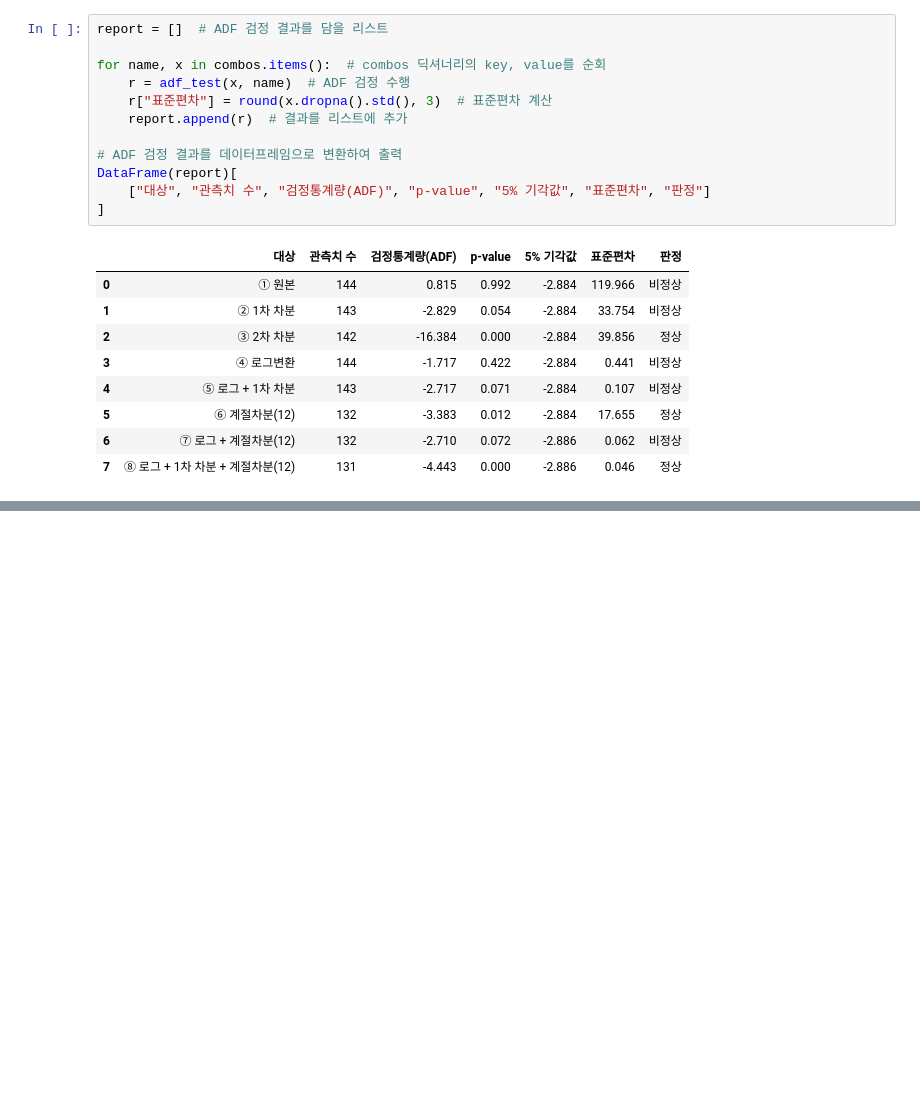
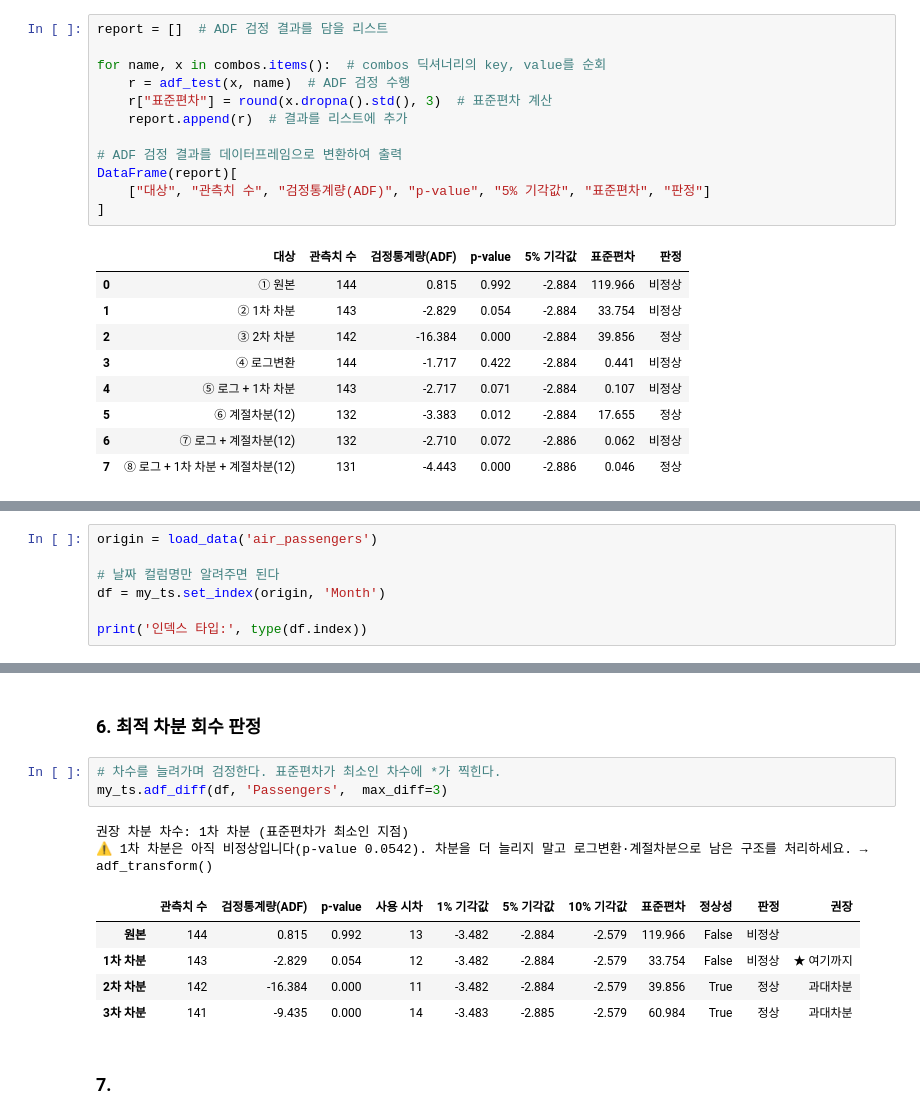
Before and after one commit to hmpce3/basic-statistics-practice, a Jupyter notebook: 11. 시계열 분석ㅣ1. 시계열 데이터의 이해.ipynb, the cells around one changed output, grey strips where cells are left out. Saved outputs shown, nothing was run; the diff lists cells and outputs as text; blank space fills up the shorter version.

```diff
--- a/11. 시계열 분석ㅣ1. 시계열 데이터의 이해.ipynb
+++ b/11. 시계열 분석ㅣ1. 시계열 데이터의 이해.ipynb
@@ -459,0 +463,7 @@ DataFrame(report)[
+# %%
+origin = load_data('air_passengers')
+
+# 날짜 컬럼명만 알려주면 된다
+df = my_ts.set_index(origin, 'Month')
+
+print('인덱스 타입:', type(df.index))
@@ -459,0 +526,15 @@ DataFrame(report)[
+# %% [markdown]
+### 6. 최적 차분 회수 판정
+# %%
+# 차수를 늘려가며 검정한다. 표준편차가 최소인 차수에 *가 찍힌다.
+my_ts.adf_diff(df, 'Passengers',  max_diff=3)
+# %% [output]
+권장 차분 차수: 1차 차분 (표준편차가 최소인 지점)
+⚠️ 1차 차분은 아직 비정상입니다(p-value 0.0542). 차분을 더 늘리지 말고 로그변환·계절차분으로 남은 구조를 처리하세요. → adf_transform()
+|  | 관측치 수 | 검정통계량(ADF) | p-value | 사용 시차 | 1% 기각값 | 5% 기각값 | 10% 기각값 | 표준편차 | 정상성 | 판정 | 권장 |
+| 원본 | 144 | 0.815 | 0.992 | 13 | -3.482 | -2.884 | -2.579 | 119.966 | False | 비정상 |  |
+| 1차 차분 | 143 | -2.829 | 0.054 | 12 | -3.482 | -2.884 | -2.579 | 33.754 | False | 비정상 | ★ 여기까지 |
+| 2차 차분 | 142 | -16.384 | 0.000 | 11 | -3.482 | -2.884 | -2.579 | 39.856 | True | 정상 | 과대차분 |
+| 3차 차분 | 141 | -9.435 | 0.000 | 14 | -3.483 | -2.885 | -2.579 | 60.984 | True | 정상 | 과대차분 |
+# %% [markdown]
+### 7.
```
Also changed, not shown: parts of 10 cells of this notebook, 4 other files.
